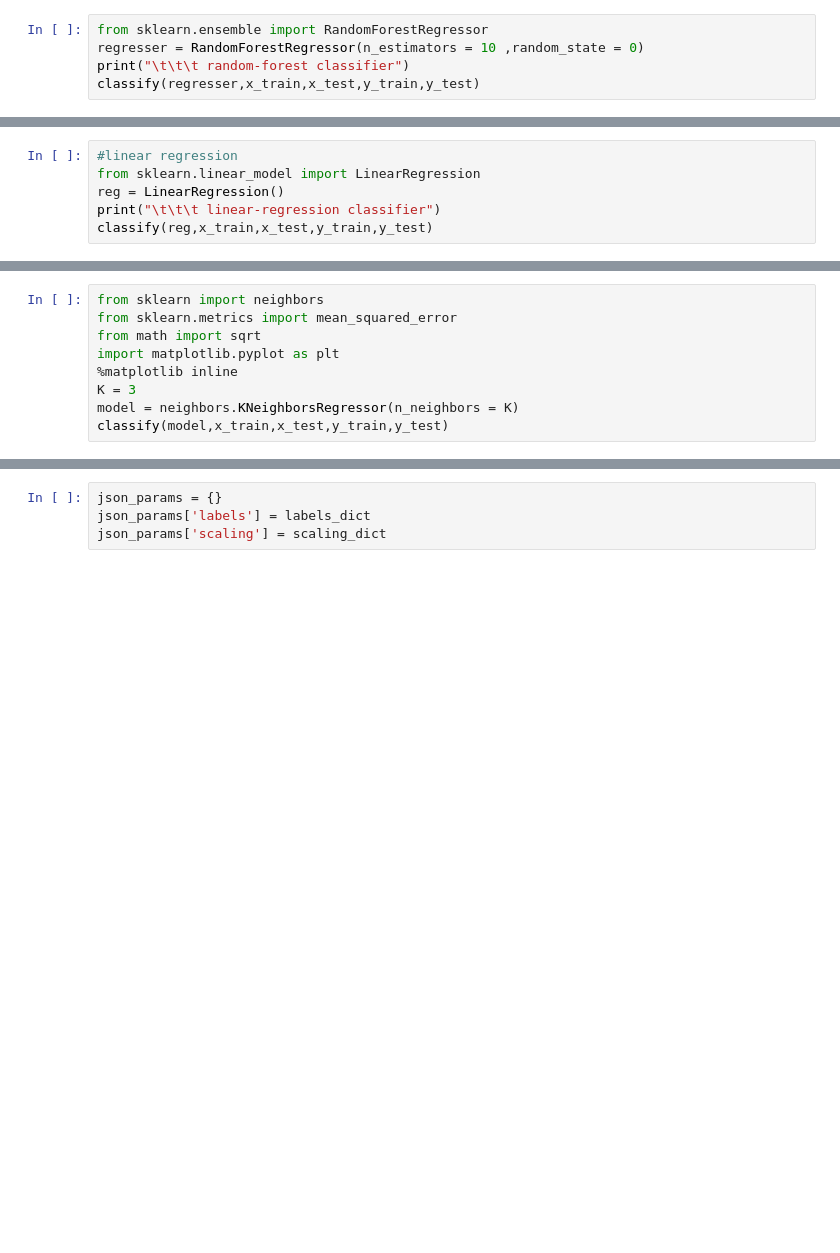
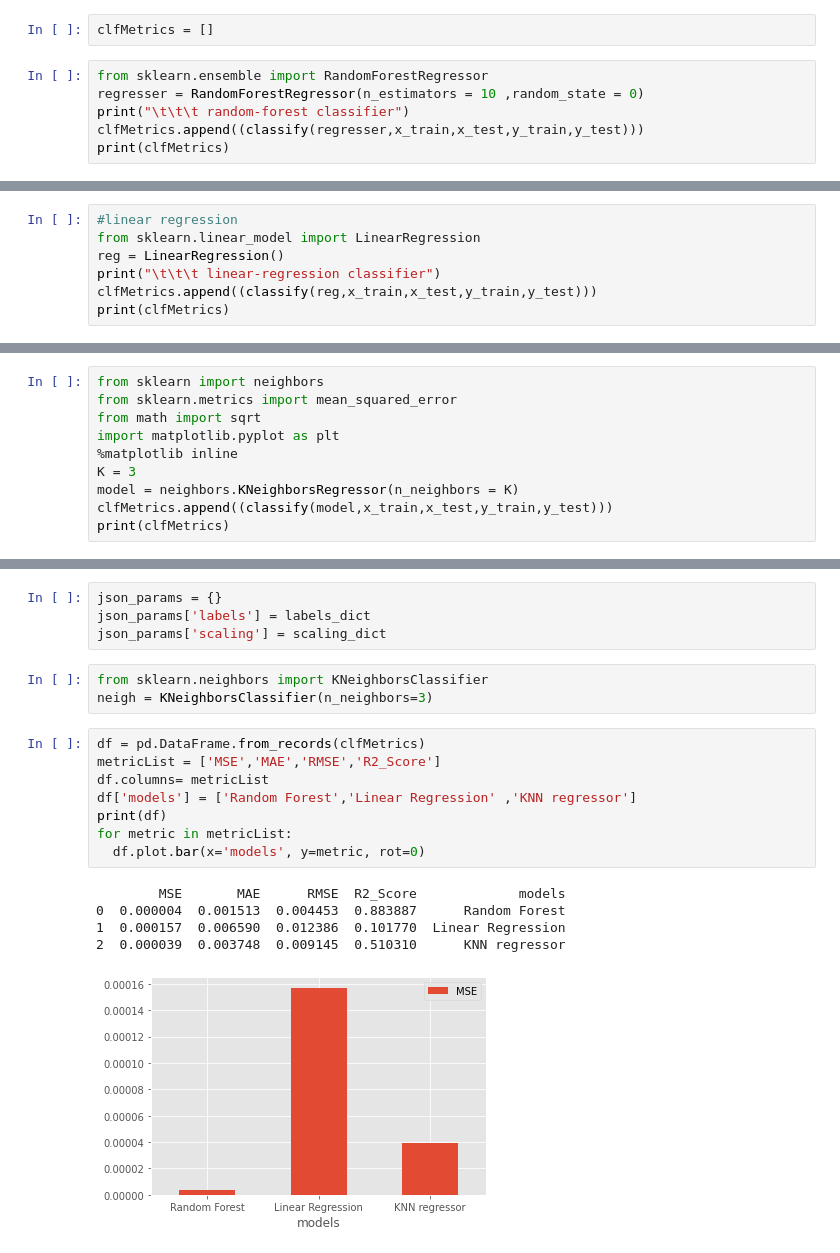
Before and after one commit to adityasaich/sasi_btp, a Jupyter notebook: sasi_btp.ipynb, the cells around one changed output, grey strips where cells are left out. Cells and saved outputs as stored; diff of their text form; blank space fills up the shorter version.

Commit message:
updated graphs

```diff
--- a/sasi_btp.ipynb
+++ b/sasi_btp.ipynb
@@ -128,8 +153,11 @@ def classify(clf,x_train,x_test,y_train,y_test):
+# %%
+clfMetrics = []
 # %%
 from sklearn.ensemble import RandomForestRegressor
 regresser = RandomForestRegressor(n_estimators = 10 ,random_state = 0)
 print("\t\t\t random-forest classifier")
-classify(regresser,x_train,x_test,y_train,y_test)
+clfMetrics.append((classify(regresser,x_train,x_test,y_train,y_test)))
+print(clfMetrics)
 # %% [output]
                          random-forest classifier
 [0.00158803 0.00304108 0.0008977  ... 0.07668878 0.00342747 0.06396993]
@@ -147,7 +169,8 @@ regresser.get_params("true")
 from sklearn.linear_model import LinearRegression
 reg = LinearRegression()
 print("\t\t\t linear-regression classifier")
-classify(reg,x_train,x_test,y_train,y_test)
+clfMetrics.append((classify(reg,x_train,x_test,y_train,y_test)))
+print(clfMetrics)
 # %% [output]
                          linear-regression classifier
 [0.00804721 0.01322361 0.00507802 ... 0.01250506 0.01038391 0.01274328]
@@ -165,6 +183,7 @@ import matplotlib.pyplot as plt
 %matplotlib inline
 K = 3
 model = neighbors.KNeighborsRegressor(n_neighbors = K)
-classify(model,x_train,x_test,y_train,y_test)
+clfMetrics.append((classify(model,x_train,x_test,y_train,y_test)))
+print(clfMetrics)
 # %% [output]
 [0.00165927 0.01675481 0.00091038 ... 0.0736773  0.00364343 0.06392402]
@@ -178,3 +192,20 @@ R2 Score 0.5103095171845271
 json_params = {}
 json_params['labels'] = labels_dict
 json_params['scaling'] = scaling_dict
+# %%
+from sklearn.neighbors import KNeighborsClassifier
+neigh = KNeighborsClassifier(n_neighbors=3)
+# %%
+df = pd.DataFrame.from_records(clfMetrics)
+metricList = ['MSE','MAE','RMSE','R2_Score']
+df.columns= metricList
+df['models'] = ['Random Forest','Linear Regression' ,'KNN regressor']
+print(df)
+for metric in metricList:
+  df.plot.bar(x='models', y=metric, rot=0)
+# %% [output]
+        MSE       MAE      RMSE  R2_Score             models
+0  0.000004  0.001513  0.004453  0.883887      Random Forest
+1  0.000157  0.006590  0.012386  0.101770  Linear Regression
+2  0.000039  0.003748  0.009145  0.510310      KNN regressor
+[figure, added]
```
Also changed, not shown: parts of 8 cells of this notebook.
